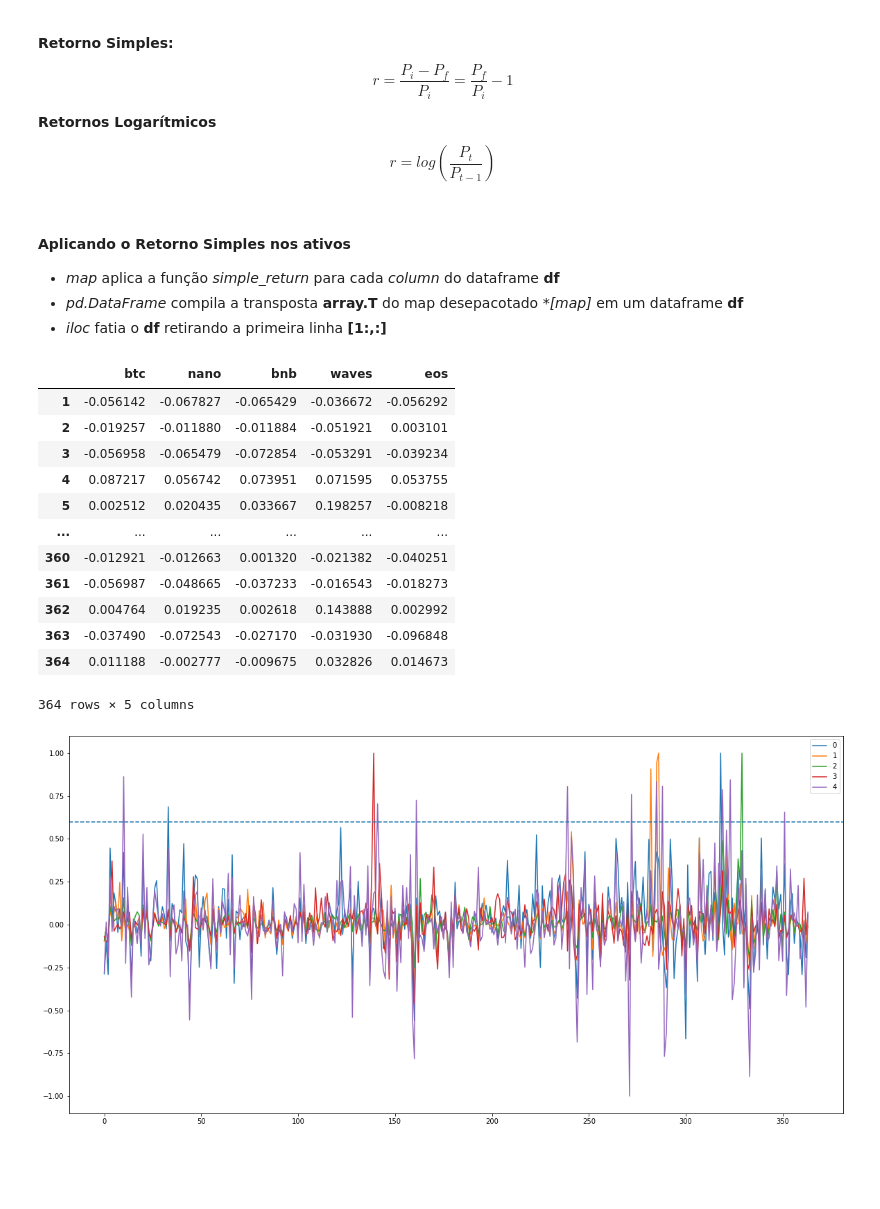
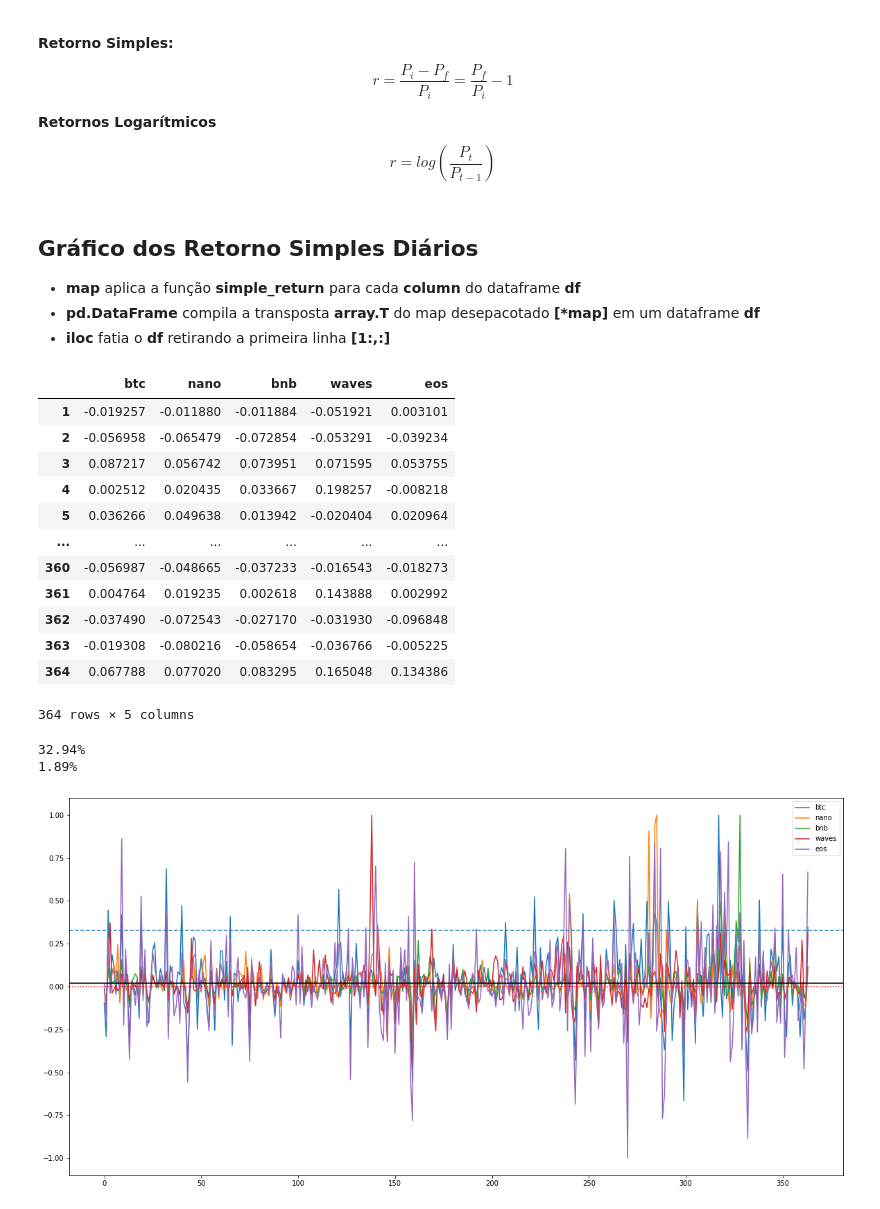
Before and after one commit to olivmath/Q_finance, a Jupyter notebook: criptocurrency_markets.ipynb, the cells around one changed output. Drawn from its saved outputs; the diff is of its cells as text; code cells hidden in the pictures; blank space fills up the shorter version.

```diff
--- a/criptocurrency_markets.ipynb
+++ b/criptocurrency_markets.ipynb
@@ -81,0 +72,3 @@ df
+# %%
+df = pd.read_csv('data_criptoMarkets.csv')
+df
@@ -107,36 +114,47 @@ def log_return(asset):
     new_asset = (df[asset] / df[asset].shiftt(1)) - 1
     return new_asset
 # %% [markdown]
-#### Aplicando o Retorno Simples nos  ativos
-- *map* aplica a função *simple_return* para cada *column* do dataframe **df**
-- *pd.DataFrame* compila a transposta **array.T** do map desepacotado **[*map]** em um dataframe **df**
-- *iloc* fatia o **df** retirando a primeira linha **[1:,:]**
+## Gráfico dos Retorno Simples Diários
+- **map** aplica a função **simple_return** para cada **column** do dataframe **df**
+- **pd.DataFrame** compila a transposta **array.T** do map desepacotado <strong>[*map]</strong> em um dataframe **df**
+- **iloc** fatia o **df** retirando a primeira linha **[1:,:]**
 # %%
 assets_returns = pd.DataFrame([*map(simple_return, df)]).T.iloc[1:,:]
 assets_returns
 # %% [output]
 |  | btc | nano | bnb | waves | eos |
-| 1 | -0.056142 | -0.067827 | -0.065429 | -0.036672 | -0.056292 |
-| 2 | -0.019257 | -0.011880 | -0.011884 | -0.051921 | 0.003101 |
-| 3 | -0.056958 | -0.065479 | -0.072854 | -0.053291 | -0.039234 |
-| 4 | 0.087217 | 0.056742 | 0.073951 | 0.071595 | 0.053755 |
-| 5 | 0.002512 | 0.020435 | 0.033667 | 0.198257 | -0.008218 |
+| 1 | -0.019257 | -0.011880 | -0.011884 | -0.051921 | 0.003101 |
+| 2 | -0.056958 | -0.065479 | -0.072854 | -0.053291 | -0.039234 |
+| 3 | 0.087217 | 0.056742 | 0.073951 | 0.071595 | 0.053755 |
+| 4 | 0.002512 | 0.020435 | 0.033667 | 0.198257 | -0.008218 |
+| 5 | 0.036266 | 0.049638 | 0.013942 | -0.020404 | 0.020964 |
 | ... | ... | ... | ... | ... | ... |
-| 360 | -0.012921 | -0.012663 | 0.001320 | -0.021382 | -0.040251 |
-| 361 | -0.056987 | -0.048665 | -0.037233 | -0.016543 | -0.018273 |
-| 362 | 0.004764 | 0.019235 | 0.002618 | 0.143888 | 0.002992 |
-| 363 | -0.037490 | -0.072543 | -0.027170 | -0.031930 | -0.096848 |
-| 364 | 0.011188 | -0.002777 | -0.009675 | 0.032826 | 0.014673 |
+| 360 | -0.056987 | -0.048665 | -0.037233 | -0.016543 | -0.018273 |
+| 361 | 0.004764 | 0.019235 | 0.002618 | 0.143888 | 0.002992 |
+| 362 | -0.037490 | -0.072543 | -0.027170 | -0.031930 | -0.096848 |
+| 363 | -0.019308 | -0.080216 | -0.058654 | -0.036766 | -0.005225 |
+| 364 | 0.067788 | 0.077020 | 0.083295 | 0.165048 | 0.134386 |
 364 rows × 5 columns
 # %%
 # Normalização entre 1 e -1
 def norm(df):
     normalize = MaxAbsScaler().fit_transform(df)
     return normalize
+# %%
+# calculando desvio padrão dos retornos nomalizados
+std = norm(assets_returns).std() *2
+x_hat = norm(assets_returns).mean()
+print(f'{std*100:.2f}%')
+print(f'{x_hat*100:.2f}%')
+# %% [output]
+32.94%
+1.89%
 # %%
 # Retornos diarios
-pd.DataFrame(norm(assets_returns)).plot(figsize=(20,10))
-plt.axhline(y=0.6, linestyle='--')
+pd.DataFrame(norm(assets_returns), columns=assets).plot(figsize=(20,10))
+plt.axhline(y=std, linestyle='--')
+plt.axhline(y=0, linestyle=':', color='#f00')
+plt.axhline(y=x_hat, linestyle='-', color='#000')
 plt.show()
 # %% [output]
-[figure, old version]
+[figure, new version]
```
Also changed, not shown: parts of 40 cells of this notebook, 7 other files.
